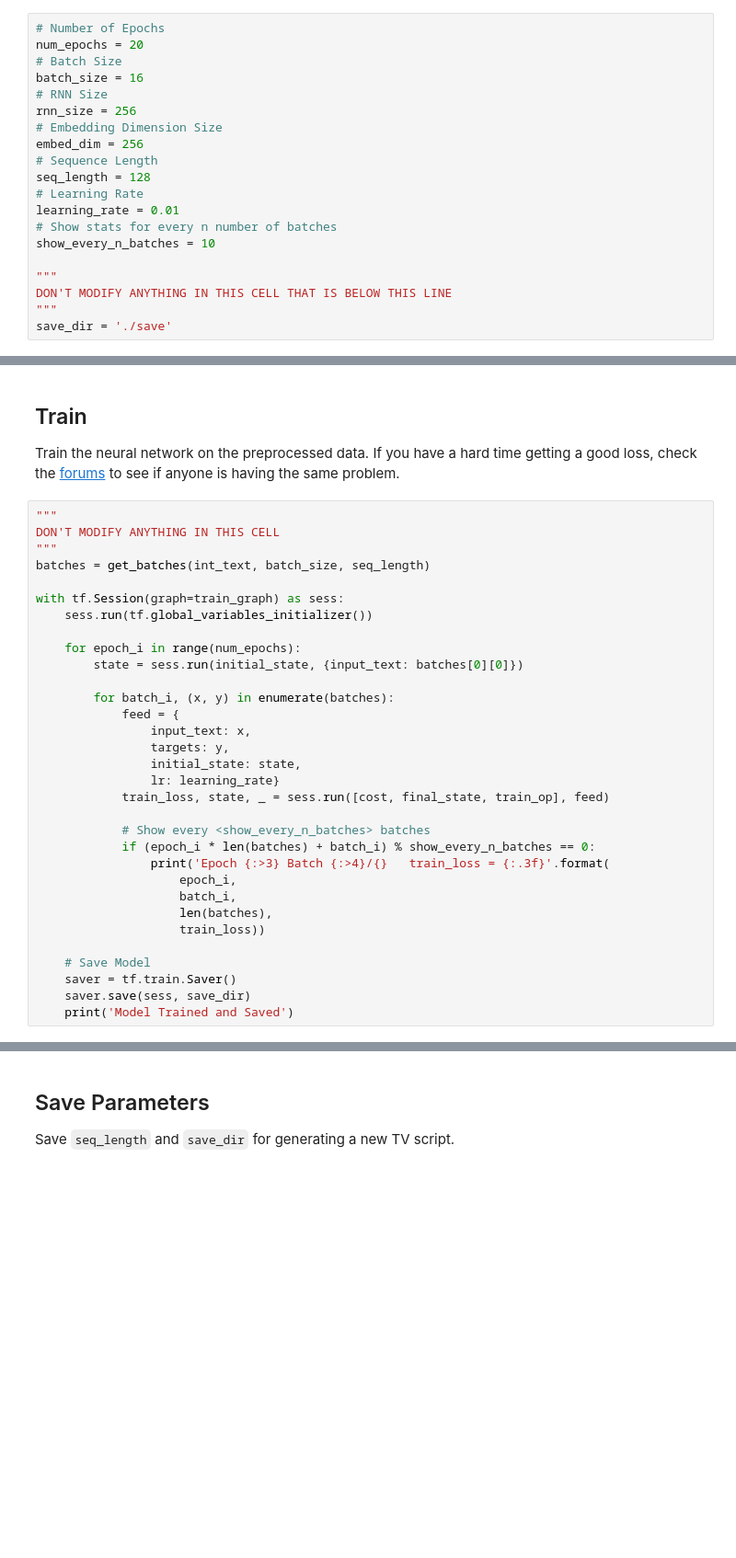
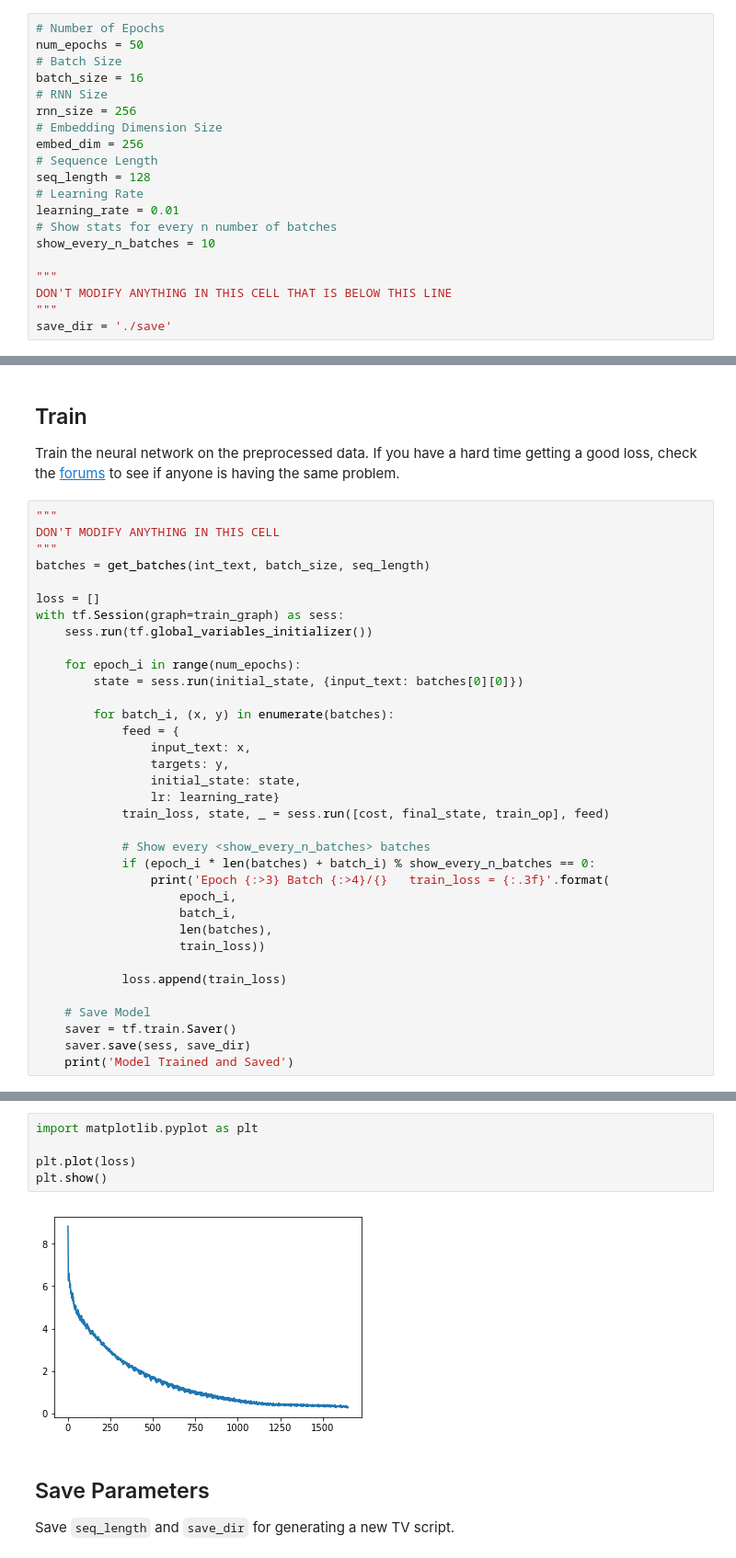
Before and after one commit to k1fukumoto/deep-learning, a Jupyter notebook: tv-script-generation/dlnd_tv_script_generation.ipynb, the cells around one changed output, grey strips where cells are left out. Shown at 92% size. Saved outputs shown, nothing was run; the diff lists cells and outputs as text; blank space fills up the shorter version.

```diff
--- a/tv-script-generation/dlnd_tv_script_generation.ipynb
+++ b/tv-script-generation/dlnd_tv_script_generation.ipynb
@@ -419,7 +419,7 @@ Tune the following parameters:
 - Set `show_every_n_batches` to the number of batches the neural network should print progress.
 # %%
 # Number of Epochs
-num_epochs = 20
+num_epochs = 50
 # Batch Size
 batch_size = 16
 # RNN Size
@@ -479,6 +479,7 @@ DON'T MODIFY ANYTHING IN THIS CELL
 """
 batches = get_batches(int_text, batch_size, seq_length)
 
+loss = []
 with tf.Session(graph=train_graph) as sess:
     sess.run(tf.global_variables_initializer())
 
@@ -501,6 +502,8 @@ with tf.Session(graph=train_graph) as sess:
                     len(batches),
                     train_loss))
 
+            loss.append(train_loss)
+
     # Save Model
     saver = tf.train.Saver()
     saver.save(sess, save_dir)
@@ -525,4 +528,11 @@ Epoch  19 Batch   23/33   train_loss = 1.122
 Model Trained and Saved
+# %%
+import matplotlib.pyplot as plt
+
+plt.plot(loss)
+plt.show()
+# %% [output]
+[figure, added]
 # %% [markdown]
 ## Save Parameters
 Save `seq_length` and `save_dir` for generating a new TV script.
```
Also changed, not shown: parts of 5 cells of this notebook.
